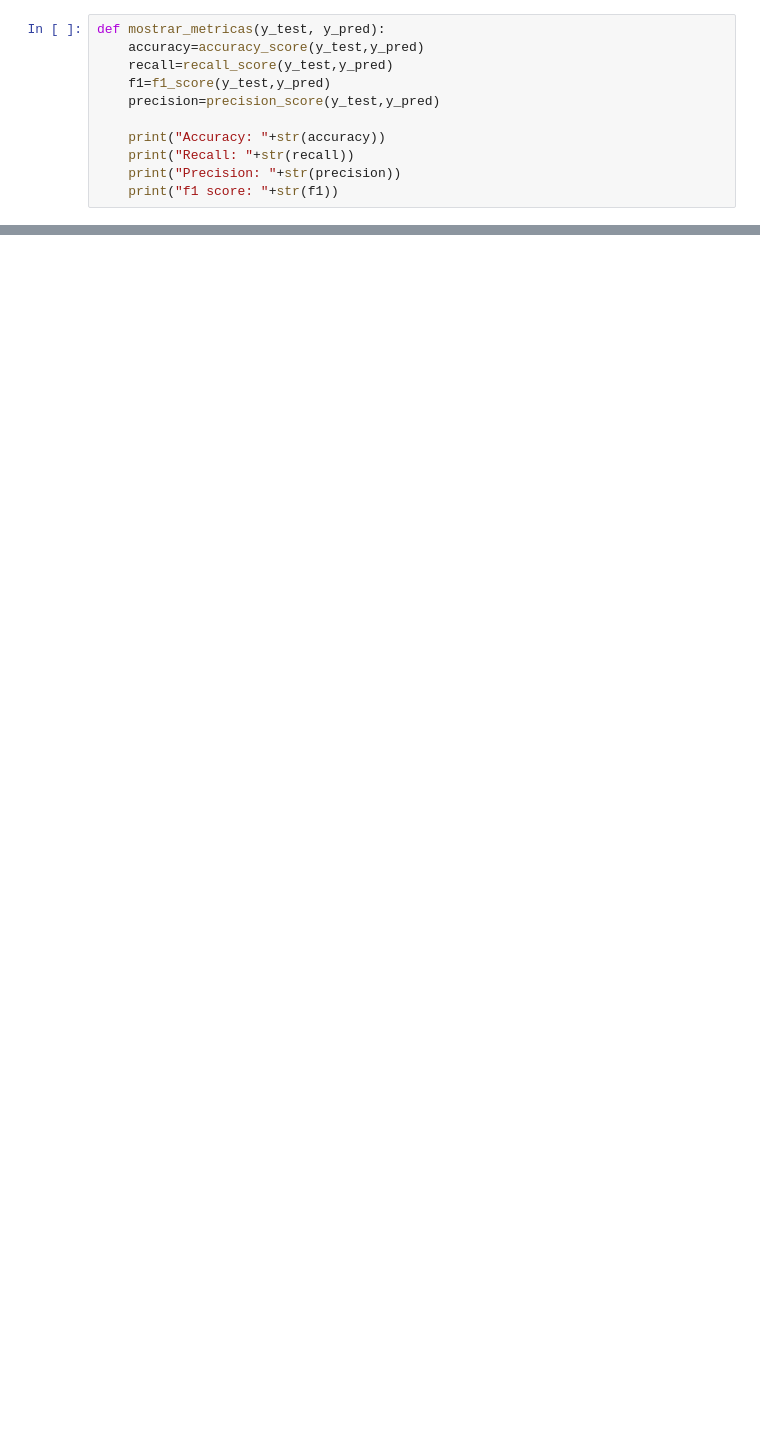
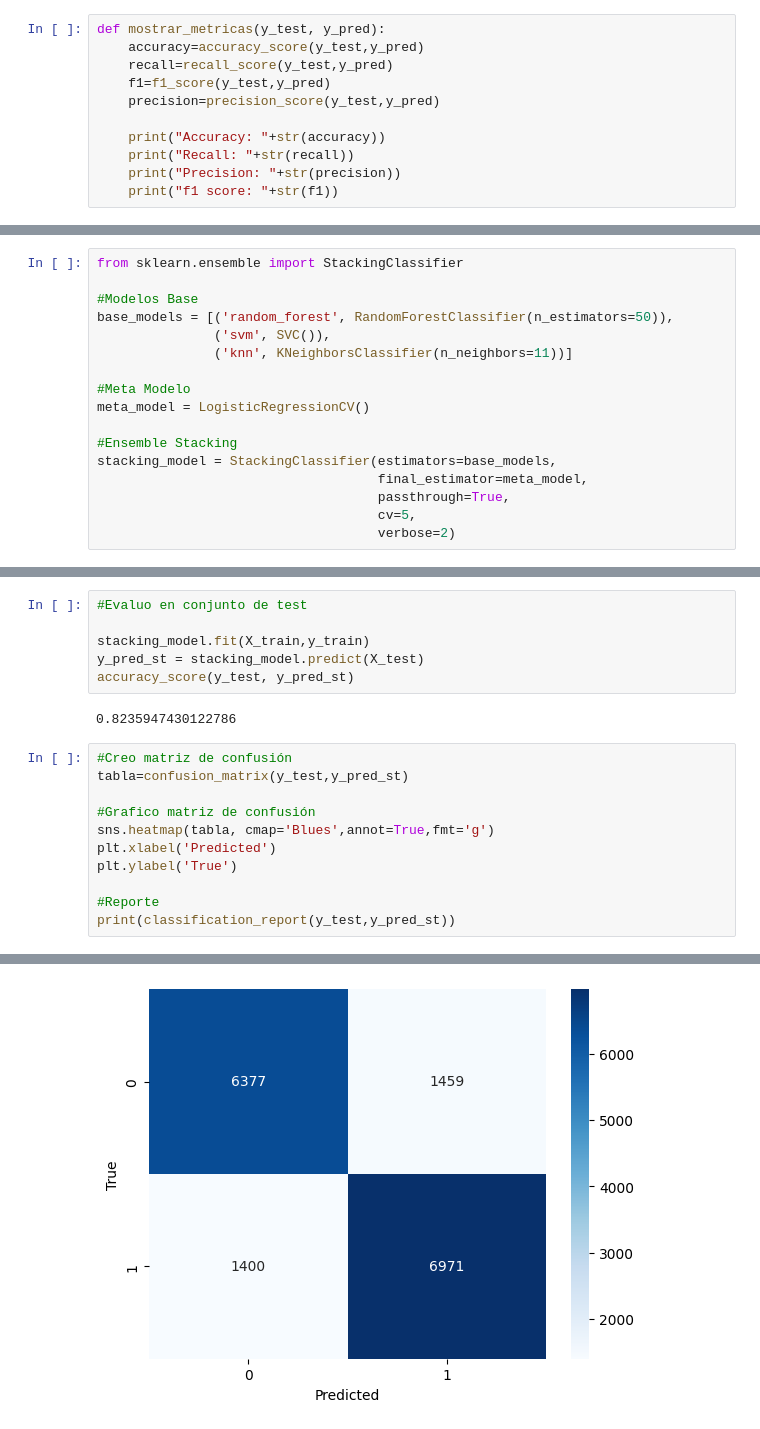
Before and after one commit to lautitorraca/7506R-2C2023-GRUPO24, a Jupyter notebook: TP1/7506R_TP1_GRUPO24_CHP3_ENTREGA.ipynb, the cells around one changed output, grey strips where cells are left out. Cells and saved outputs as stored; diff of their text form; blank space fills up the shorter version.

```diff
--- a/TP1/7506R_TP1_GRUPO24_CHP3_ENTREGA.ipynb
+++ b/TP1/7506R_TP1_GRUPO24_CHP3_ENTREGA.ipynb
@@ -319,0 +618,17 @@ f1 score: 0.8230814294083187
+# %%
+from sklearn.ensemble import StackingClassifier
+
+#Modelos Base
+base_models = [('random_forest', RandomForestClassifier(n_estimators=50)),
+               ('svm', SVC()),
+               ('knn', KNeighborsClassifier(n_neighbors=11))]
+
+#Meta Modelo
+meta_model = LogisticRegressionCV()
+
+#Ensemble Stacking
+stacking_model = StackingClassifier(estimators=base_models,
+                                    final_estimator=meta_model,
+                                    passthrough=True,
+                                    cv=5,
+                                    verbose=2)
@@ -319,0 +642,20 @@ f1 score: 0.8230814294083187
+# %%
+#Evaluo en conjunto de test
+
+stacking_model.fit(X_train,y_train)
+y_pred_st = stacking_model.predict(X_test)
+accuracy_score(y_test, y_pred_st)
+# %% [output]
+0.8235947430122786
+# %%
+#Creo matriz de confusión
+tabla=confusion_matrix(y_test,y_pred_st)
+
+#Grafico matriz de confusión
+sns.heatmap(tabla, cmap='Blues',annot=True,fmt='g')
+plt.xlabel('Predicted')
+plt.ylabel('True')
+
+#Reporte
+print(classification_report(y_test,y_pred_st))
+# %% [output]
@@ -319,0 +670 @@ f1 score: 0.8230814294083187
+[figure, added]
```
Also changed, not shown: parts of 93 cells of this notebook.
